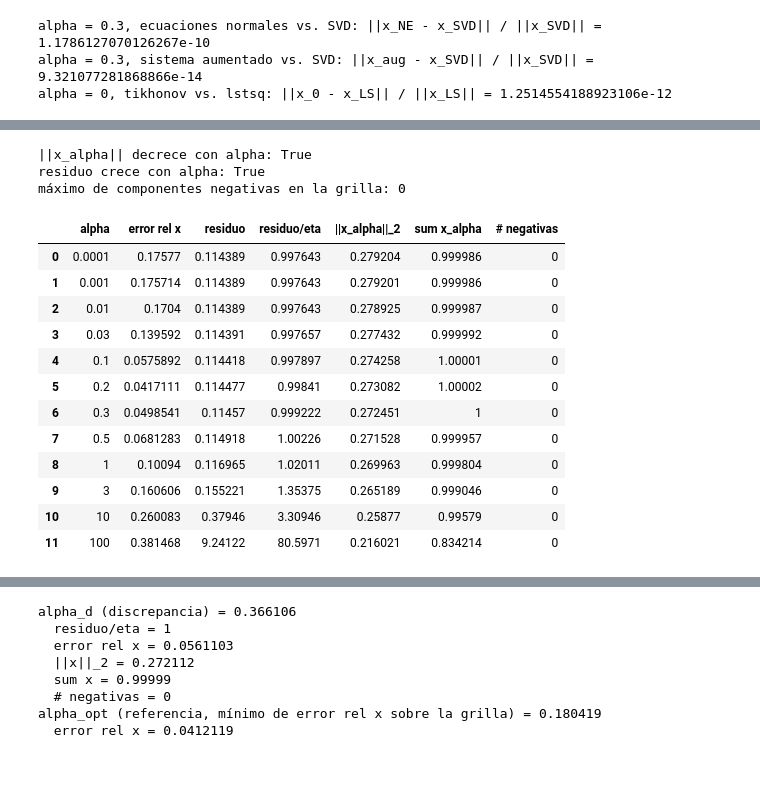
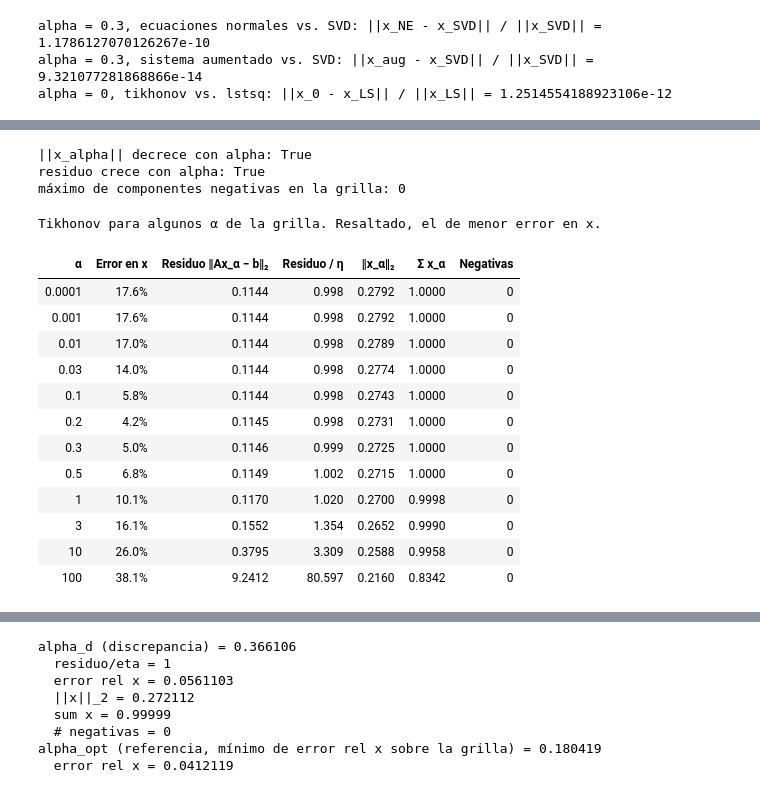
Before and after one commit to emalincic/TP2---M-todos-Num-ricos, a Jupyter notebook: Lincic_Aguilera.ipynb, the cells around one changed output, grey strips where cells are left out. Drawn from its saved outputs; the diff is of its cells as text; code cells hidden in the pictures.

```diff
--- a/Lincic_Aguilera.ipynb
+++ b/Lincic_Aguilera.ipynb
@@ -1200,47 +1241,58 @@ alphas = np.logspace(-4, 2, 200)
 X_alpha = np.array([tikhonov(a) for a in alphas])  # fila i = x_{alpha_i}
 err = np.array([err_rel(x) for x in X_alpha])
 res = np.array([residuo(x) for x in X_alpha])
 norma = np.linalg.norm(X_alpha, axis=1)  # axis=1: una norma por fila
 negativas = (X_alpha < 0).sum(axis=1)
 
 print("||x_alpha|| decrece con alpha:", np.all(np.diff(norma) <= 0))
 print("residuo crece con alpha:", np.all(np.diff(res) >= 0))
 print("máximo de componentes negativas en la grilla:", negativas.max())
 
 alphas_tabla = [1e-4, 1e-3, 1e-2, 3e-2, 0.1, 0.2, 0.3, 0.5, 1, 3, 10, 100]
 pd.set_option("display.float_format", "{:.6g}".format)
 filas = []
 for a in alphas_tabla:
     x = tikhonov(a)
     r = residuo(x)
     filas.append({
         "alpha": a,
         "error rel x": err_rel(x),
         "residuo": r,
         "residuo/eta": r / eta,
         "||x_alpha||_2": np.linalg.norm(x),
         "sum x_alpha": x.sum(),
         "# negativas": int(np.sum(x < 0)),
     })
 tabla_alpha = pd.DataFrame(filas)
-tabla_alpha
+
+# Para mostrar: encabezados legibles, un formato por columna y el alpha de menor error resaltado
+i_min = tabla_alpha["error rel x"].idxmin()
+display(tabla_alpha.style
+        .hide(axis="index")
+        .format({"alpha": "{:g}", "error rel x": "{:.1%}", "residuo": "{:.4f}", "residuo/eta": "{:.3f}",
+                 "||x_alpha||_2": "{:.4f}", "sum x_alpha": "{:.4f}"})
+        .apply(lambda fila: ["background-color: rgba(255, 193, 7, 0.30); font-weight: bold" if fila.name == i_min else ""] * len(fila), axis=1)
+        .relabel_index(["α", "Error en x", "Residuo ‖Ax_α − b‖₂", "Residuo / η", "‖x_α‖₂", "Σ x_α", "Negativas"],
+                       axis="columns")
+        .set_caption("Tikhonov para algunos α de la grilla. Resaltado, el de menor error en x."))
 # %% [output]
 ||x_alpha|| decrece con alpha: True
 residuo crece con alpha: True
 máximo de componentes negativas en la grilla: 0
+Tikhonov para algunos α de la grilla. Resaltado, el de menor error en x.
-|  | alpha | error rel x | residuo | residuo/eta | ||x_alpha||_2 | sum x_alpha | # negativas |
-| 0 | 0.0001 | 0.17577 | 0.114389 | 0.997643 | 0.279204 | 0.999986 | 0 |
-| 1 | 0.001 | 0.175714 | 0.114389 | 0.997643 | 0.279201 | 0.999986 | 0 |
-| 2 | 0.01 | 0.1704 | 0.114389 | 0.997643 | 0.278925 | 0.999987 | 0 |
-| 3 | 0.03 | 0.139592 | 0.114391 | 0.997657 | 0.277432 | 0.999992 | 0 |
-| 4 | 0.1 | 0.0575892 | 0.114418 | 0.997897 | 0.274258 | 1.00001 | 0 |
-| 5 | 0.2 | 0.0417111 | 0.114477 | 0.99841 | 0.273082 | 1.00002 | 0 |
-| 6 | 0.3 | 0.0498541 | 0.11457 | 0.999222 | 0.272451 | 1 | 0 |
-| 7 | 0.5 | 0.0681283 | 0.114918 | 1.00226 | 0.271528 | 0.999957 | 0 |
-| 8 | 1 | 0.10094 | 0.116965 | 1.02011 | 0.269963 | 0.999804 | 0 |
-| 9 | 3 | 0.160606 | 0.155221 | 1.35375 | 0.265189 | 0.999046 | 0 |
-| 10 | 10 | 0.260083 | 0.37946 | 3.30946 | 0.25877 | 0.99579 | 0 |
-| 11 | 100 | 0.381468 | 9.24122 | 80.5971 | 0.216021 | 0.834214 | 0 |
+| α | Error en x | Residuo ‖Ax_α − b‖₂ | Residuo / η | ‖x_α‖₂ | Σ x_α | Negativas |
+| 0.0001 | 17.6% | 0.1144 | 0.998 | 0.2792 | 1.0000 | 0 |
+| 0.001 | 17.6% | 0.1144 | 0.998 | 0.2792 | 1.0000 | 0 |
+| 0.01 | 17.0% | 0.1144 | 0.998 | 0.2789 | 1.0000 | 0 |
+| 0.03 | 14.0% | 0.1144 | 0.998 | 0.2774 | 1.0000 | 0 |
+| 0.1 | 5.8% | 0.1144 | 0.998 | 0.2743 | 1.0000 | 0 |
+| 0.2 | 4.2% | 0.1145 | 0.998 | 0.2731 | 1.0000 | 0 |
+| 0.3 | 5.0% | 0.1146 | 0.999 | 0.2725 | 1.0000 | 0 |
+| 0.5 | 6.8% | 0.1149 | 1.002 | 0.2715 | 1.0000 | 0 |
+| 1 | 10.1% | 0.1170 | 1.020 | 0.2700 | 0.9998 | 0 |
+| 3 | 16.1% | 0.1552 | 1.354 | 0.2652 | 0.9990 | 0 |
+| 10 | 26.0% | 0.3795 | 3.309 | 0.2588 | 0.9958 | 0 |
+| 100 | 38.1% | 9.2412 | 80.597 | 0.2160 | 0.8342 | 0 |
 # %% [markdown]
 - **$\alpha$ muy chico** ($\alpha\lesssim10^{-3}$, muy por debajo de $\sigma_{15}\approx0{,}04$): todos los $f_i\approx1$ y $x_\alpha\approx x_{LS}$, con un error del 17,6 % y las mismas oscilaciones entre edades viejas vecinas.
 - **$\alpha$ del orden de los $\sigma_i$ chicos** ($0{,}05\lesssim\alpha\lesssim0{,}5$): se atenúan las componentes con valores singulares chicos, que son las que traen ruido amplificado, empezando por las últimas y llegando a la componente 5 solo hacia el extremo superior del rango. El error baja hasta un **mínimo de ~4 %** cerca de $\alpha\approx0{,}18$, mientras el residuo casi no cambia ($\approx$ $\eta$).
```
Also changed, not shown: parts of 5 cells of this notebook.
